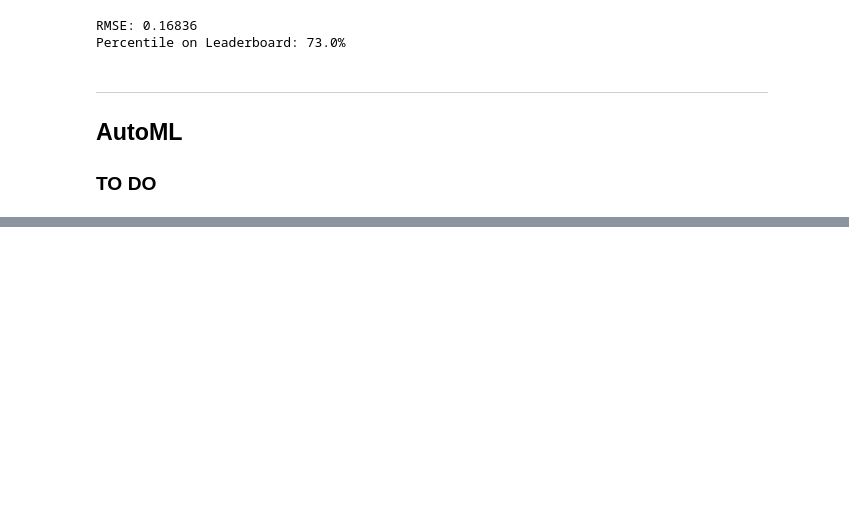
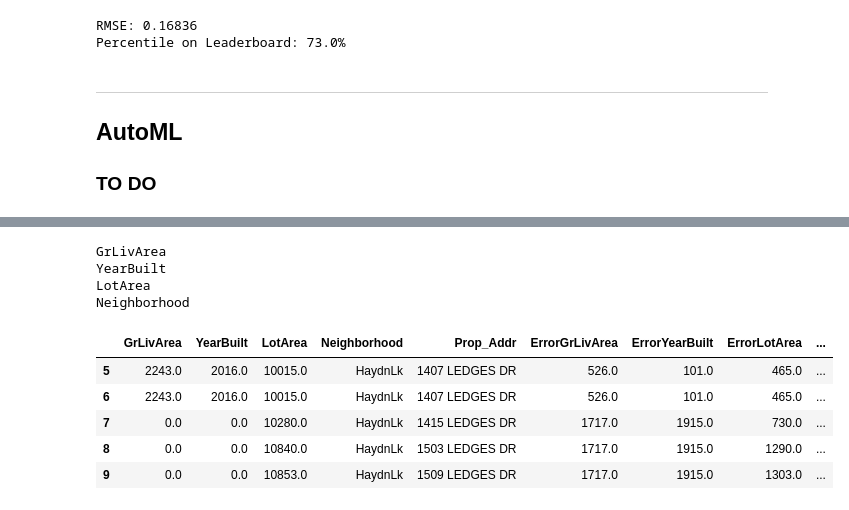
Before and after one commit to DannyGsGit/IntroToMLLab, a Jupyter notebook: Code/HomePrices.ipynb, the cells around one changed output, grey strips where cells are left out. Drawn from its saved outputs; the diff is of its cells as text; code cells hidden in the pictures; blank space fills up the shorter version.

```diff
--- a/Code/HomePrices.ipynb
+++ b/Code/HomePrices.ipynb
@@ -347,0 +522,8 @@ ExportForIDEAR(home_data, target='SalePrice')
+# %%
+syn_key = ['GrLivArea', 'YearBuilt', 'LotArea', 'Neighborhood']
+
+# Try an inner join to see how many records line up
+print("Sample records in dataset: {}".format(len(home_data)))
+
+record_overlap = home_data.merge(tax_Data, on=syn_key, how='inner').drop_duplicates()
+print("Overlapping records: {}".format(len(record_overlap.Id.unique())))
@@ -347,0 +613,36 @@ ExportForIDEAR(home_data, target='SalePrice')
+# %%
+targetRecord = home_data[home_data.Id==4]
+targetRecord = targetRecord[syn_key + ['Id']]
+
+taxdf = copy.deepcopy(tax_Data)
+
+keys = syn_key
+
+taxdf = taxdf[keys + ['Prop_Addr']]
+targetRecord = targetRecord[keys + ['Id']]
+
+# List numeric columns
+num_keys = list(targetRecord[keys].select_dtypes(include='number'))
+# List object columns
+obj_keys = list(targetRecord[keys].select_dtypes(include='object'))
+
+for key in num_keys:
+    taxdf['Error{}'.format(key)] = np.abs(taxdf[key] - targetRecord[key].item())
+
+for key in obj_keys:
+    taxdf['Error{}'.format(key)] = taxdf[key] == targetRecord[key].item()
+    taxdf['Error{}'.format(key)] = taxdf['Error{}'.format(key)].astype('int')
+# %% [output]
+GrLivArea
+YearBuilt
+LotArea
+Neighborhood
+# %%
+taxdf.head()
+# %% [output]
+|  | GrLivArea | YearBuilt | LotArea | Neighborhood | Prop_Addr | ErrorGrLivArea | ErrorYearBuilt | ErrorLotArea | ... |
+| 5 | 2243.0 | 2016.0 | 10015.0 | HaydnLk | 1407 LEDGES DR | 526.0 | 101.0 | 465.0 | ... |
+| 6 | 2243.0 | 2016.0 | 10015.0 | HaydnLk | 1407 LEDGES DR | 526.0 | 101.0 | 465.0 | ... |
+| 7 | 0.0 | 0.0 | 10280.0 | HaydnLk | 1415 LEDGES DR | 1717.0 | 1915.0 | 730.0 | ... |
+| 8 | 0.0 | 0.0 | 10840.0 | HaydnLk | 1503 LEDGES DR | 1717.0 | 1915.0 | 1290.0 | ... |
+| 9 | 0.0 | 0.0 | 10853.0 | HaydnLk | 1509 LEDGES DR | 1717.0 | 1915.0 | 1303.0 | ... |
```
Also changed, not shown: parts of 26 cells of this notebook, 4 other files.
